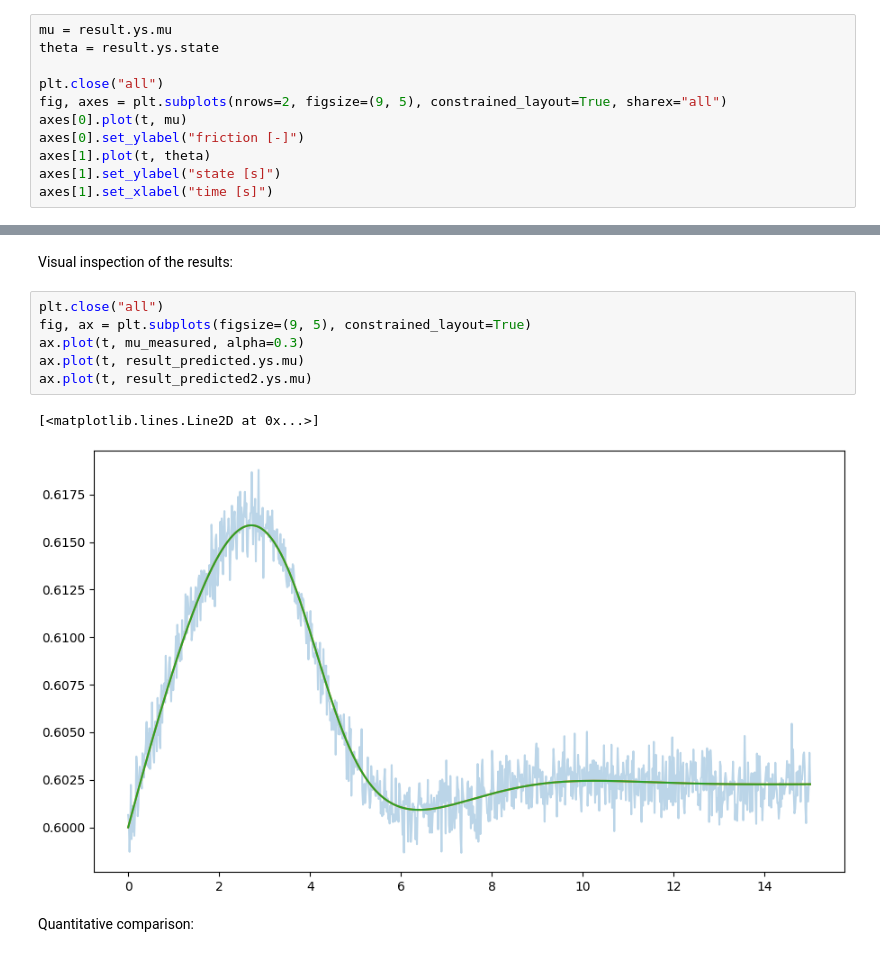
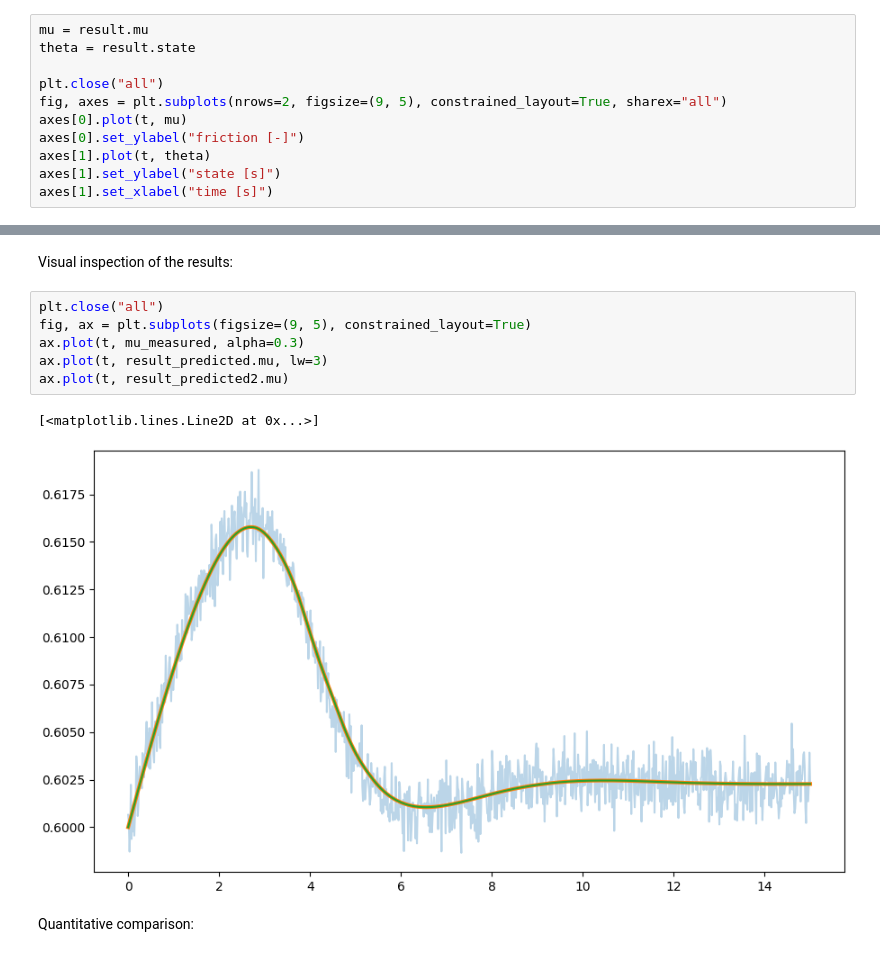
Before and after one commit to martijnende/diabayes, a Jupyter notebook: examples/simple_inversion.ipynb, the cells around one changed output, grey strips where cells are left out. Cells and saved outputs as stored; diff of their text form.

```diff
--- a/examples/simple_inversion.ipynb
+++ b/examples/simple_inversion.ipynb
@@ -60,6 +58,6 @@ The result of this forward simulation (`result`) is a [`diffrax.Solution`](https
 # %%
-mu = result.ys.mu
-theta = result.ys.state
+mu = result.mu
+theta = result.state
 
 plt.close("all")
 fig, axes = plt.subplots(nrows=2, figsize=(9, 5), constrained_layout=True, sharex="all")
@@ -191,12 +189,12 @@ Visual inspection of the results:
 # %%
 plt.close("all")
 fig, ax = plt.subplots(figsize=(9, 5), constrained_layout=True)
 ax.plot(t, mu_measured, alpha=0.3)
-ax.plot(t, result_predicted.ys.mu)
-ax.plot(t, result_predicted2.ys.mu)
+ax.plot(t, result_predicted.mu, lw=3)
+ax.plot(t, result_predicted2.mu)
 # %% [output]
 [<matplotlib.lines.Line2D at 0x...>]
-[figure, old version]
+[figure, new version]
 # %% [markdown]
 Quantitative comparison:
 # %%
```
Also changed, not shown: parts of 6 cells of this notebook, 6 other files.
